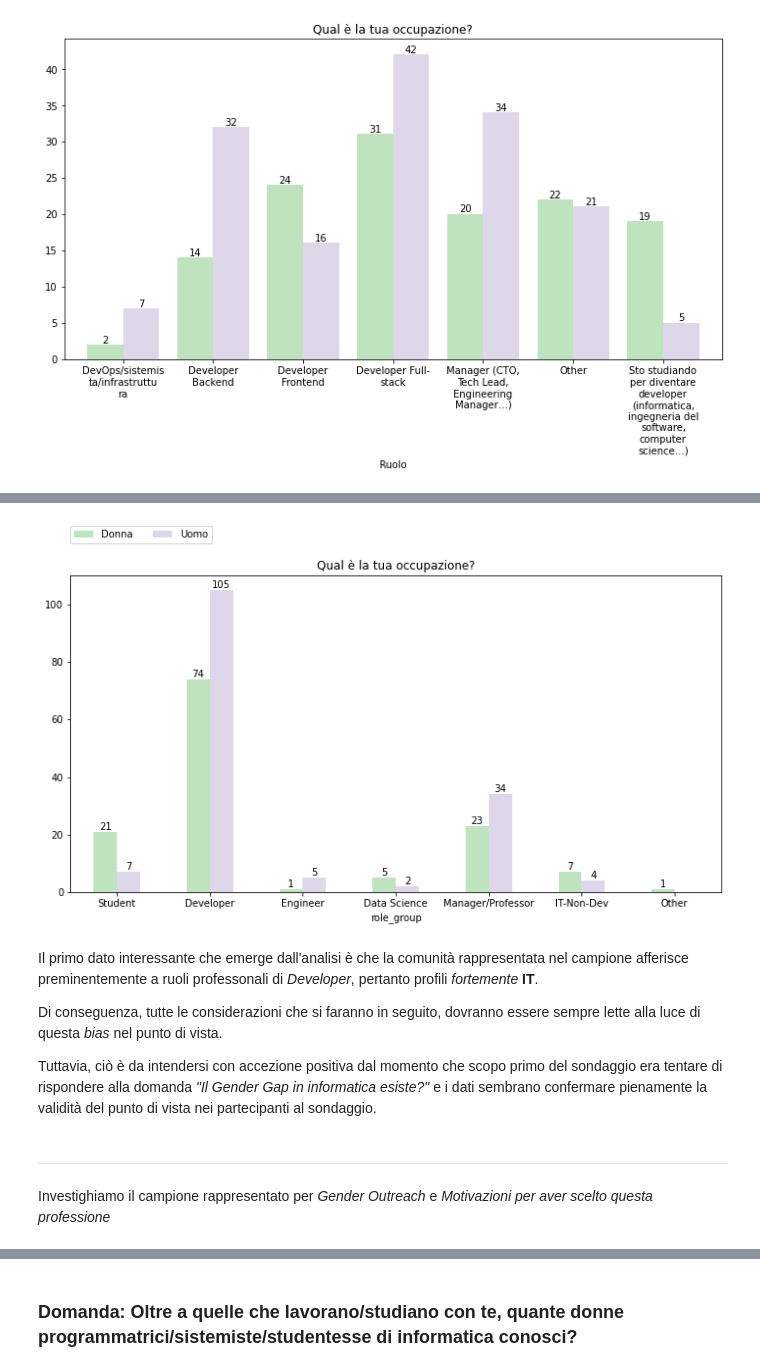
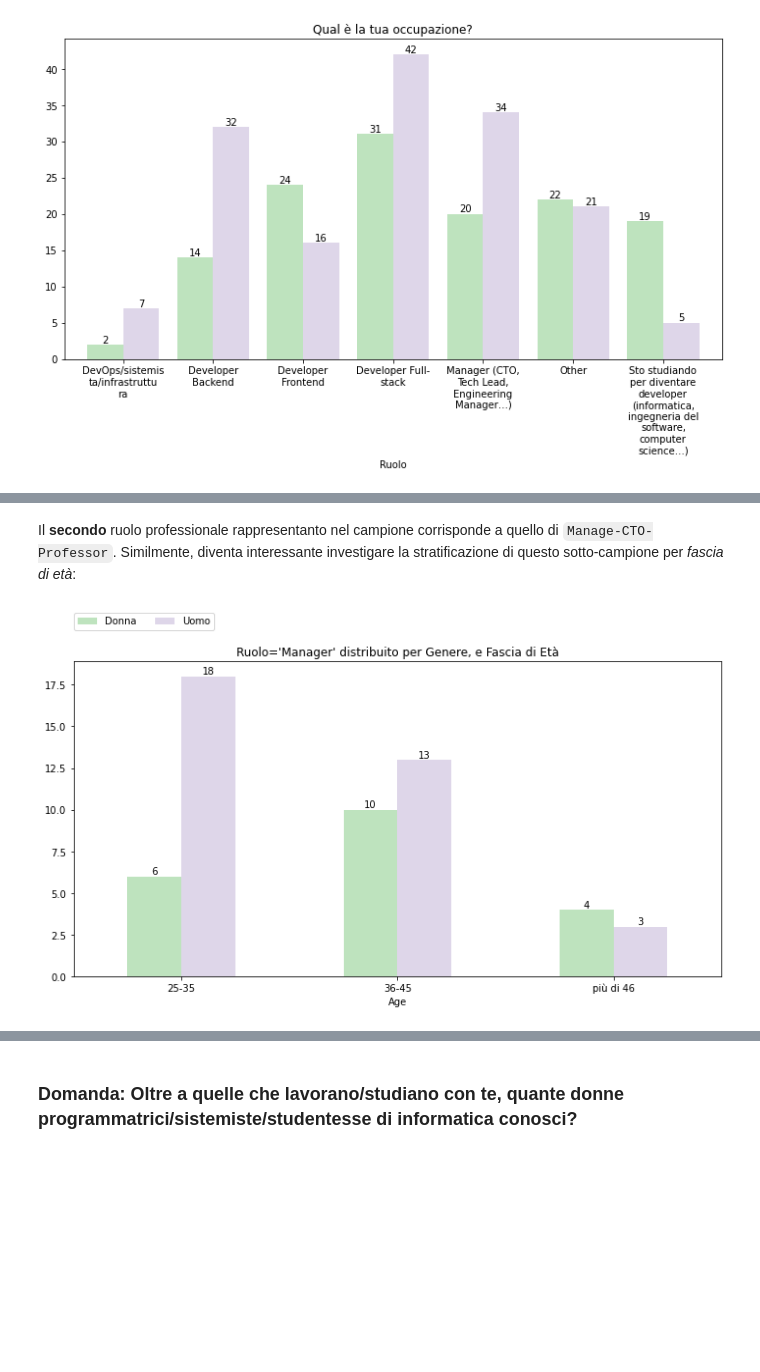
Before and after one commit to leriomaggio/dina-tech-hub-survey, a Jupyter notebook: survey_analysis_pres.ipynb, the cells around one changed output, grey strips where cells are left out. Drawn from its saved outputs; the diff is of its cells as text; code cells hidden in the pictures; blank space fills up the shorter version.

```diff
--- a/survey_analysis_pres.ipynb
+++ b/survey_analysis_pres.ipynb
@@ -139,22 +145,0 @@ dai dati raccolti emerga una qualche evidenza dei ruoli professionali, per gener
-# %%
-def role_group_cat(value):
-    value = value.strip().lower()
-    if "stud" in value:
-        return "Student"
-    if "dev" in value or "sviluppatore" in value or "programmer" in value:
-        return "Developer"
-    if "manager" in value or "professor" in value:
-        return "Manager/Professor"
-    if "engineer" in value or "cloud" in value:
-        return "Engineer"
-    if "data" in value or "analista" in value or "ricercatore" in value:
-        return "Data Science"
-    if "help desk" in value or "consulente" in value:
-        return "IT-Non-Dev"
-    if value in ("qa", "digital strategist", "legal", "event assistant", "responsabile della comunicazione in una software house","web designer"):
-        return "IT-Non-Dev"
-    if "disoccupata" in value:
-        return "Other"
-
-role_cat_type = CategoricalDtype(categories=["Student", "Developer", "Engineer", "Data Science", "Manager/Professor", "IT-Non-Dev", "Other"], ordered=True)
-answers["role_group"] = answers.Role.apply(role_group_cat).astype(role_cat_type)
@@ -171,14 +146,10 @@ answers.role_group.unique().tolist()
-# %%
-bar_plot(df=answers, columns=["Gender", "role_group"], unstack_ord=(0, ), title=ROLES_QUESTION, colors=gender_cmap.colors)
-# %% [output]
-[figure, removed]
-# %% [markdown]
-Il primo dato interessante che emerge dall'analisi è che la comunità rappresentata nel campione afferisce preminentemente a ruoli professonali di _Developer_, pertanto profili _fortemente_ **IT**.
-
-Di conseguenza, tutte le considerazioni che si faranno in seguito, dovranno essere sempre lette alla luce di questa _bias_ nel punto di vista.
-
-Tuttavia, ciò è da intendersi con accezione positiva dal momento che scopo primo del sondaggio era tentare di rispondere alla domanda _"Il Gender Gap in informatica esiste?"_ e i dati sembrano confermare pienamente la validità del punto di vista nei partecipanti al sondaggio.
-# %% [markdown]
----
-
-Investighiamo il campione rappresentato per _Gender Outreach_ e _Motivazioni per aver scelto questa professione_
+# %% [markdown]
+Il **secondo** ruolo professionale rappresentanto nel campione corrisponde a quello di `Manage-CTO-Professor`. Similmente, diventa interessante investigare la stratificazione di questo sotto-campione per _fascia di età_:
+# %%
+MANAGER = "Manager (CTO, Tech Lead, Engineering Manager…)"
+bar_plot(df=answers, columns=["Gender", "Age"],
+         filename="part1_06_campione_ruolo_manager_genere_eta.pdf",
+         selection=answers.role_cat == MANAGER,
+         unstack_ord=(0, ), title="Ruolo='Manager' distribuito per Genere, e Fascia di Età", colors=gender_cmap.colors)
+# %% [output]
+[figure, added]
```
Also changed, not shown: parts of 45 cells of this notebook.
